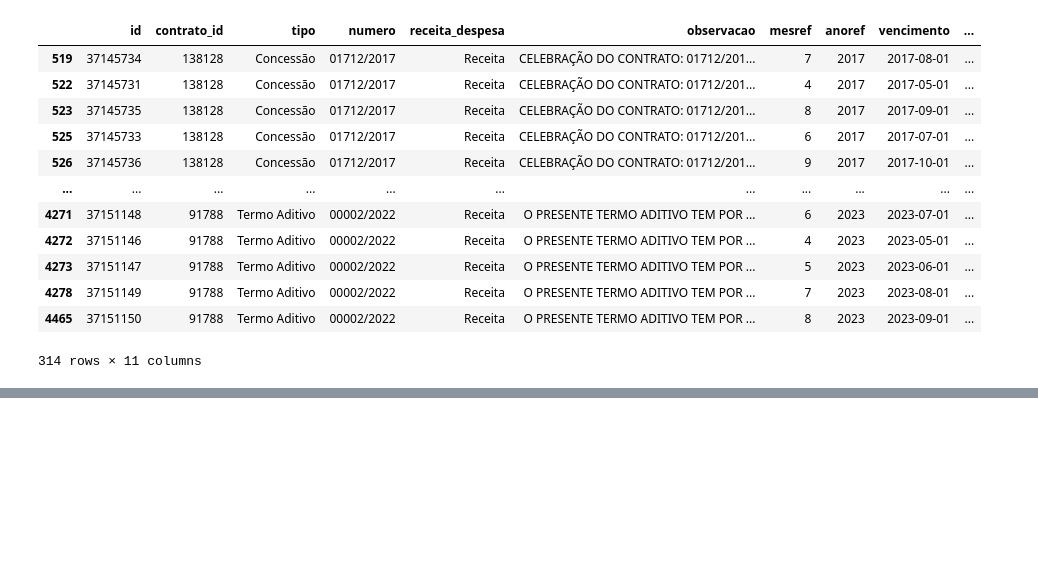
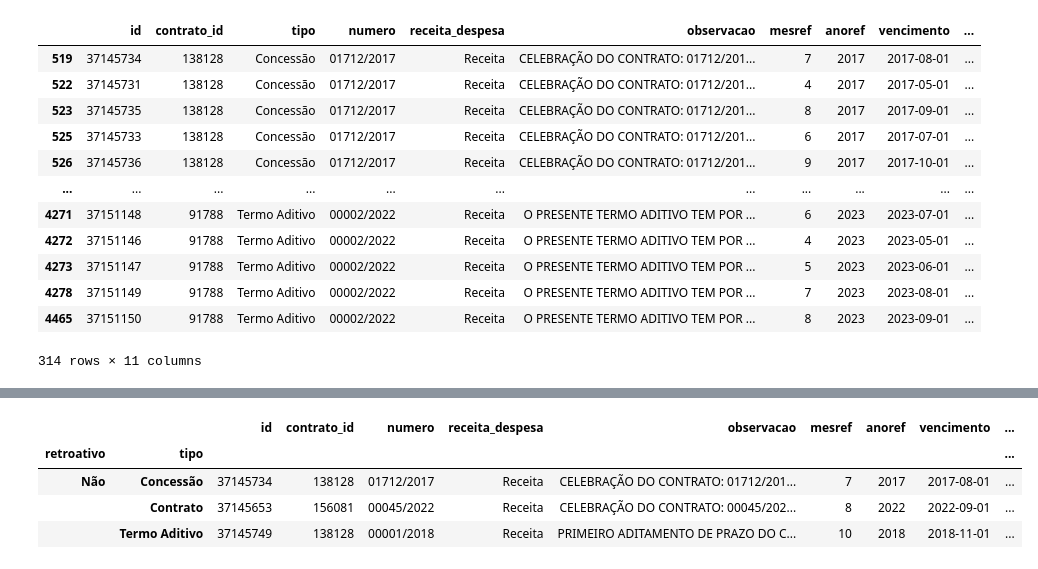
Before and after one commit to treinaweb/treinaweb-manipulacao-de-dados-com-pandas, a Jupyter notebook: Análise de Compras.ipynb, the cells around one changed output, grey strips where cells are left out. Drawn from its saved outputs; the diff is of its cells as text; code cells hidden in the pictures; blank space fills up the shorter version.

```diff
--- a/Análise de Compras.ipynb
+++ b/Análise de Compras.ipynb
@@ -222,0 +243,9 @@ filtra_receita
+# %%
+grupo_receita = filtra_receita.groupby(['retroativo', 'tipo'])
+grupo_receita.first()
+# %% [output]
+|  |  | id | contrato_id | numero | receita_despesa | observacao | mesref | anoref | vencimento | ... |
+| retroativo | tipo |  |  |  |  |  |  |  |  | ... |
+| Não | Concessão | 37145734 | 138128 | 01712/2017 | Receita | CELEBRAÇÃO DO CONTRATO: 01712/201... | 7 | 2017 | 2017-08-01 | ... |
+|  | Contrato | 37145653 | 156081 | 00045/2022 | Receita | CELEBRAÇÃO DO CONTRATO: 00045/202... | 8 | 2022 | 2022-09-01 | ... |
+|  | Termo Aditivo | 37145749 | 138128 | 00001/2018 | Receita | PRIMEIRO ADITAMENTO DE PRAZO DO C... | 10 | 2018 | 2018-11-01 | ... |
```
Also changed, not shown: parts of 2 cells of this notebook.
